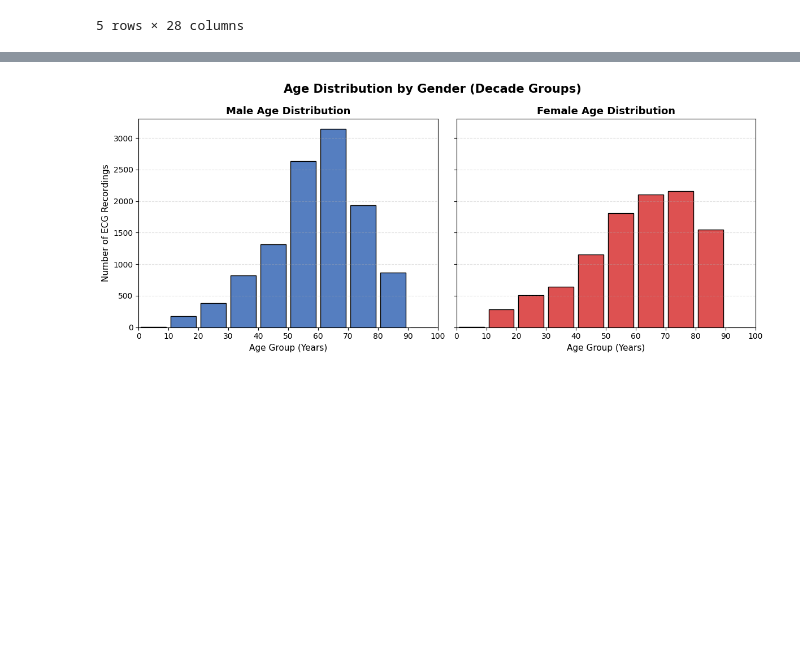
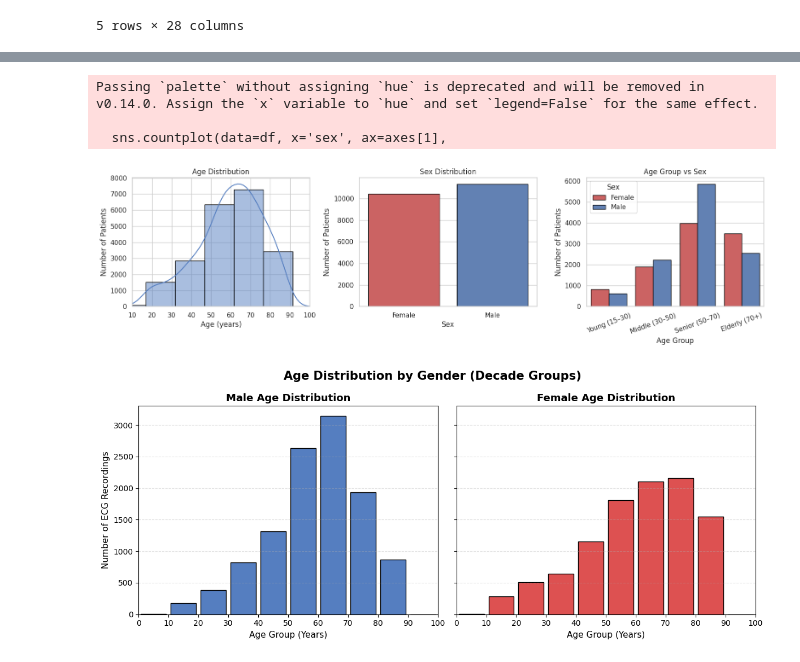
Before and after one commit to Shreeshtee12/Hybrid-CNN-Transformer-ECG, a Jupyter notebook: notebooks/individual_notebooks/dataset.ipynb, the cells around one changed output, grey strips where cells are left out. Drawn from its saved outputs; the diff is of its cells as text; code cells hidden in the pictures; blank space fills up the shorter version.

Commit message:
Add demographic analysis with age, sex visualization and thesis-quality plots

```diff
--- a/notebooks/individual_notebooks/dataset.ipynb
+++ b/notebooks/individual_notebooks/dataset.ipynb
@@ -36,3 +101,49 @@ df[['age', 'sex']].describe()
+# %%
+import seaborn as sns
+import matplotlib.pyplot as plt
+
+sns.set_theme(style="whitegrid")
+
+# Your custom colors
+palette = {
+    'Male': "#557EC0FF",   # blue
+    'Female': "#DD5151"    # red
+}
+
+fig, axes = plt.subplots(1, 3, figsize=(16, 4.5))
+
+# 1. Age distribution
+sns.histplot(df['age'], bins=20, kde=True, ax=axes[0],
+             edgecolor='black', color="#557EC0FF")
+axes[0].set_title("Age Distribution")
+axes[0].set_xlabel("Age (years)")
+axes[0].set_ylabel("Number of Patients")
+axes[0].set_xlim(10, 100)
+
+# 2. Sex distribution (with custom colors + black edges)
+sns.countplot(data=df, x='sex', ax=axes[1],
+              palette=palette, edgecolor='black')
+axes[1].set_title("Sex Distribution")
+axes[1].set_xlabel("Sex")
+axes[1].set_ylabel("Number of Patients")
+
+# 3. Age group + sex (same colors + edges)
+sns.countplot(data=df, x='age_group', hue='sex', ax=axes[2],
+              palette=palette, edgecolor='black')
+axes[2].set_title("Age Group vs Sex")
+axes[2].set_xlabel("Age Group")
+axes[2].set_ylabel("Number of Patients")
+axes[2].tick_params(axis='x', rotation=20)
+axes[2].legend(title="Sex")
+
+plt.tight_layout()
+plt.savefig("demographic_overview.png", dpi=300, bbox_inches='tight')
+plt.show()
+# %% [output]
+Passing `palette` without assigning `hue` is deprecated and will be removed in v0.14.0. Assign the `x` variable to `hue` and set `legend=False` for the same effect.
+
+  sns.countplot(data=df, x='sex', ax=axes[1],
+[figure, added]
 # %%
 import numpy as np
 import matplotlib.pyplot as plt
```
Also changed, not shown: parts of 4 cells of this notebook.
